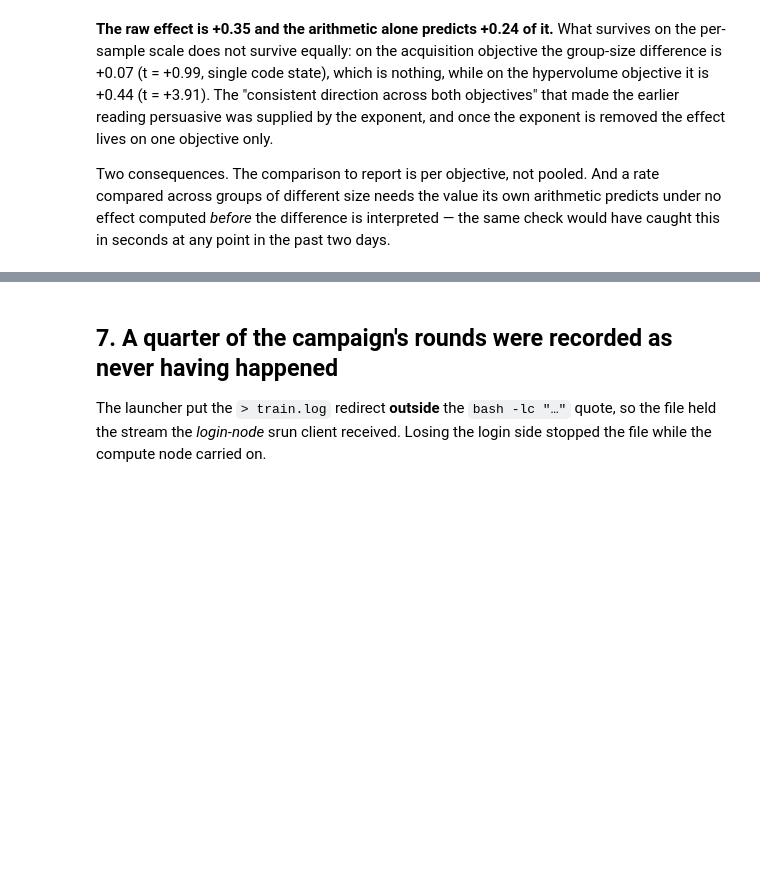
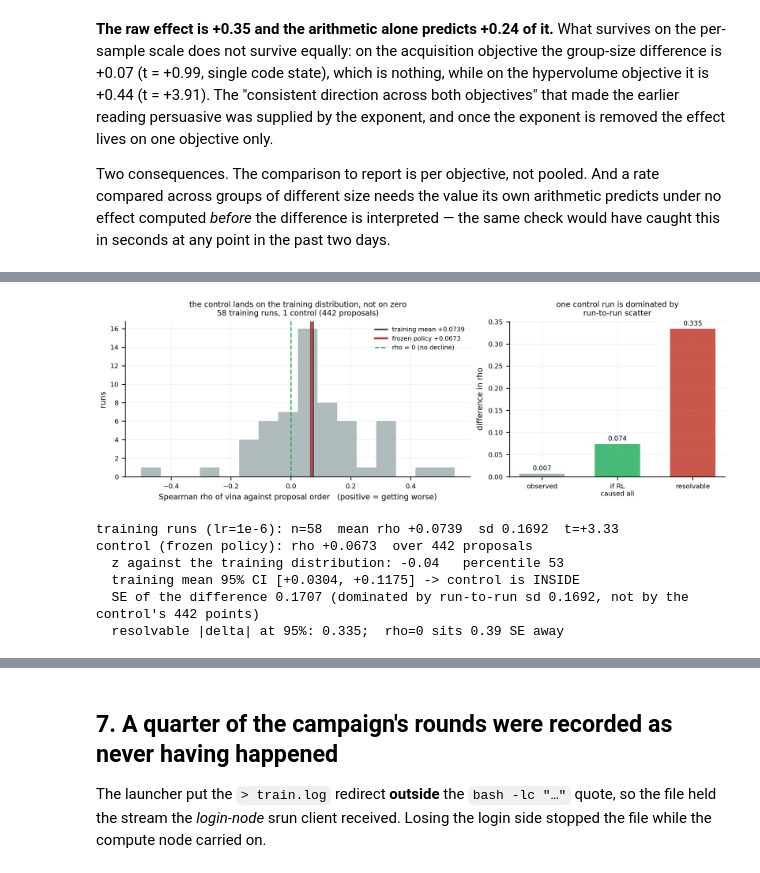
Before and after one commit to KangOxford/Large-Discovery-Models, a Jupyter notebook: rl/slime_launch/rl_analysis.ipynb, the cells around one changed output, grey strips where cells are left out. Cells and saved outputs as stored; diff of their text form; code cells hidden in the pictures; blank space fills up the shorter version.

```diff
--- a/rl/slime_launch/rl_analysis.ipynb
+++ b/rl/slime_launch/rl_analysis.ipynb
@@ -571,0 +589,76 @@ seconds at any point in the past two days.
+# %%
+import json as _json, glob as _glob
+from pathlib import Path as _Pt
+from scipy import stats as _st
+
+_R = _Pt("/lus/lfs1aip2/projects/public/u6gb/tasks/large-discovery-model/ldm_rl")
+_WARM = 63          # shared warm-start prefix, identical in every run, carries no policy signal
+
+def _rho(gp):
+    vals = []
+    for _ln in _Pt(gp).read_text(errors="replace").splitlines():
+        _ln = _ln.strip()
+        if not _ln: continue
+        try: _d = _json.loads(_ln)
+        except Exception: continue
+        _v = _d.get("vina", _d.get("score", _d.get("docking")))
+        if _v is None: continue
+        try: vals.append(float(_v))
+        except Exception: pass
+    vals = vals[_WARM:]
+    if len(vals) < 8: return None, len(vals)
+    _r, _ = _st.spearmanr(np.arange(len(vals)), vals)
+    return (None if np.isnan(_r) else float(_r)), len(vals)
+
+_treat = []
+for _pat in ("runs/M-acqn2-*","runs/X-acqn2-*","runs/M-acqn4-*","runs/X-acqn4-*",
+             "runs/M-dhvn2-*","runs/X-dhvn2-*","runs/M-dhvn4-*","runs/X-dhvn4-*"):
+    for _d in _glob.glob(str(_R/_pat)):
+        _gp = _Pt(_d)/"gp_history.jsonl"
+        if _gp.exists():
+            _r, _n = _rho(_gp)
+            if _r is not None: _treat.append(_r)
+_treat = np.array(_treat)
+_ctl, _nctl = _rho(_R/"runs/LR0-20260905T034032Z_20260905T034032Z/gp_history.jsonl")
+
+_se = _treat.std(ddof=1)/np.sqrt(len(_treat))
+fig, (b1, b2) = plt.subplots(1, 2, figsize=(9.2, 3.0),
+                             gridspec_kw={"width_ratios": [1.6, 1]})
+b1.hist(_treat, bins=16, color=MUTE, alpha=.75, edgecolor="none")
+b1.axvline(_treat.mean(), color=INK, lw=1.4, label=f"training mean {_treat.mean():+.4f}")
+b1.axvline(_ctl, color=HL, lw=2.0, label=f"frozen policy {_ctl:+.4f}")
+b1.axvline(0, color=OK, lw=1.2, ls="--", label="rho = 0 (no decline)")
+b1.set_xlabel("Spearman rho of vina against proposal order   (positive = getting worse)")
+b1.set_ylabel("runs"); b1.legend(fontsize=6.5, frameon=False)
+b1.set_title(f"the control lands on the training distribution, not on zero\n"
+             f"{len(_treat)} training runs, 1 control ({_nctl} proposals)", fontsize=8)
+# what one control run can and cannot separate
+_sed = np.sqrt(_treat.std(ddof=1)**2 + _se**2)
+for _i, (_lab, _val) in enumerate([("observed\ndifference", abs(_treat.mean()-_ctl)),
+                                   ("if RL caused\nall of it", abs(_treat.mean())),
+                                   ("95% resolvable\nwith 1 control", 1.96*_sed)]):
+    b2.bar(_i, _val, .6, color=[MUTE, OK, HL][_i], alpha=.85)
+    b2.annotate(f"{_val:.3f}", (_i, _val), ha="center", va="bottom", fontsize=7,
+                xytext=(0, 2), textcoords="offset points")
+b2.set_xticks(range(3)); b2.set_xticklabels(["observed", "if RL\ncaused all", "resolvable"], fontsize=7)
+b2.set_ylabel("difference in rho"); b2.set_title("one control run is dominated by\nrun-to-run scatter", fontsize=8)
+show(fig)
+
+print(f"training runs (lr=1e-6): n={len(_treat)}  mean rho {_treat.mean():+.4f}  sd {_treat.std(ddof=1):.4f}"
+      f"  t={_treat.mean()/_se:+.2f}")
+print(f"control (frozen policy): rho {_ctl:+.4f}  over {_nctl} proposals")
+print(f"  z against the training distribution: {(_ctl-_treat.mean())/_treat.std(ddof=1):+.2f}"
+      f"   percentile {(_treat < _ctl).mean()*100:.0f}")
+print(f"  training mean 95% CI [{_treat.mean()-1.96*_se:+.4f}, {_treat.mean()+1.96*_se:+.4f}]"
+      f" -> control is {'INSIDE' if abs(_ctl-_treat.mean())<1.96*_se else 'OUTSIDE'}")
+print(f"  SE of the difference {_sed:.4f} (dominated by run-to-run sd {_treat.std(ddof=1):.4f},"
+      f" not by the control's {_nctl} points)")
+print(f"  resolvable |delta| at 95%: {1.96*_sed:.3f};  rho=0 sits {abs(_ctl)/_sed:.2f} SE away")
+# %% [output]
+[figure, added]
+training runs (lr=1e-6): n=58  mean rho +0.0739  sd 0.1692  t=+3.33
+control (frozen policy): rho +0.0673  over 442 proposals
+  z against the training distribution: -0.04   percentile 53
+  training mean 95% CI [+0.0304, +0.1175] -> control is INSIDE
+  SE of the difference 0.1707 (dominated by run-to-run sd 0.1692, not by the control's 442 points)
+  resolvable |delta| at 95%: 0.335;  rho=0 sits 0.39 SE away
```
Also changed, not shown: parts of 2 cells of this notebook, 1 other file.
